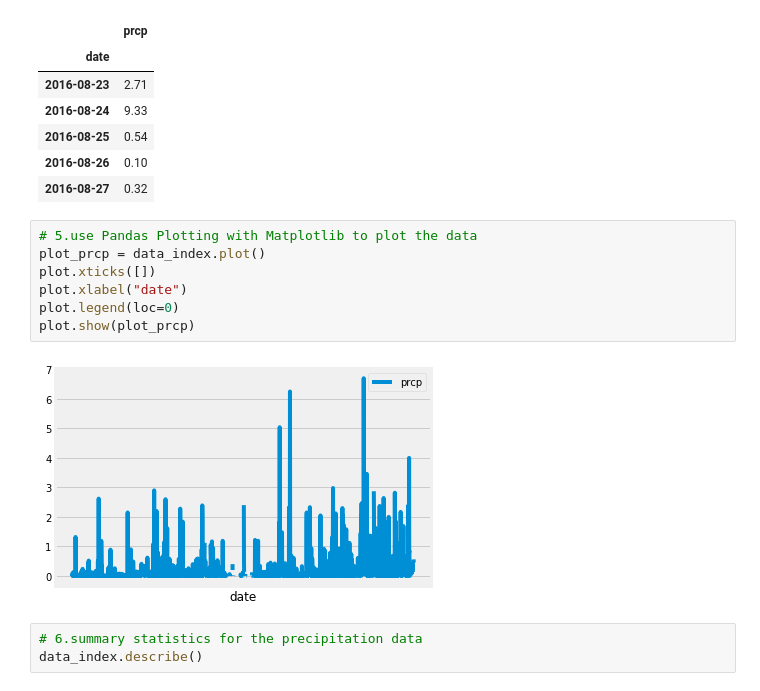
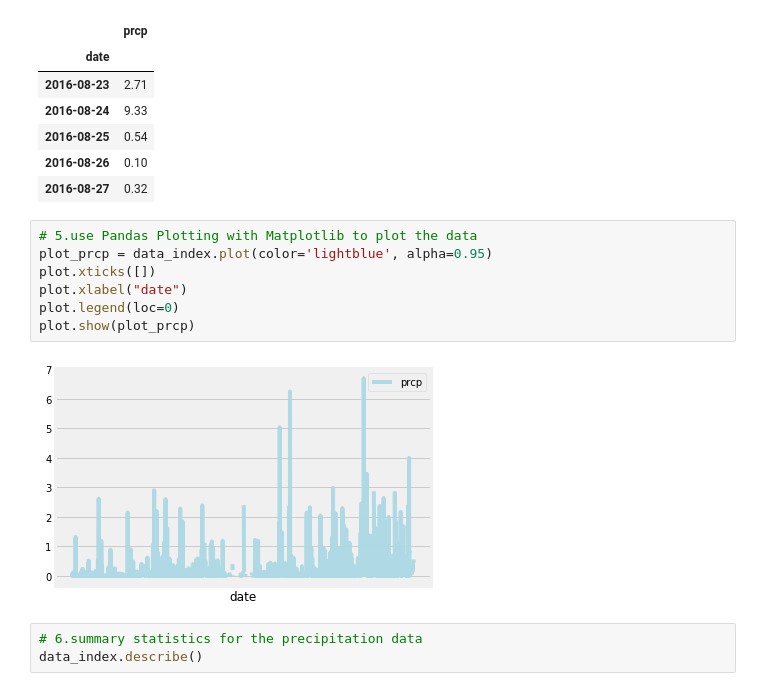
Before and after one commit to mjvillacresesn/Surfs-Up, a Jupyter notebook: climate_analysis.ipynb, the cells around one changed output. Drawn from its saved outputs; the diff is of its cells as text.

```diff
--- a/climate_analysis.ipynb
+++ b/climate_analysis.ipynb
@@ -103,13 +103,13 @@ data_index.groupby(["date"]).sum().head()
 | 2016-08-27 | 0.32 |
 # %%
 # 5.use Pandas Plotting with Matplotlib to plot the data
-plot_prcp = data_index.plot()
+plot_prcp = data_index.plot(color='lightblue', alpha=0.95)
 plot.xticks([])
 plot.xlabel("date")
 plot.legend(loc=0)
 plot.show(plot_prcp)
 # %% [output]
-[figure, old version]
+[figure, new version]
 # %%
 # 6.summary statistics for the precipitation data
 data_index.describe()
```
